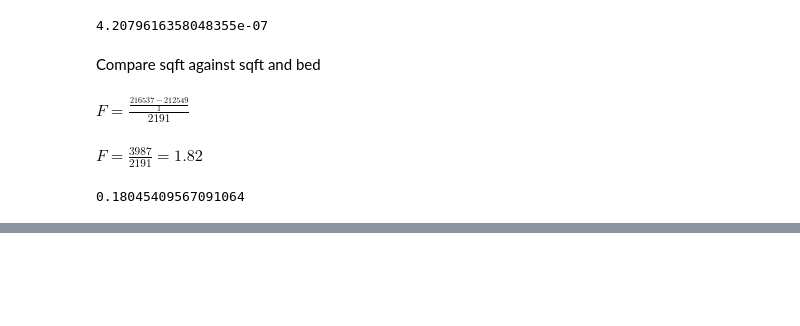
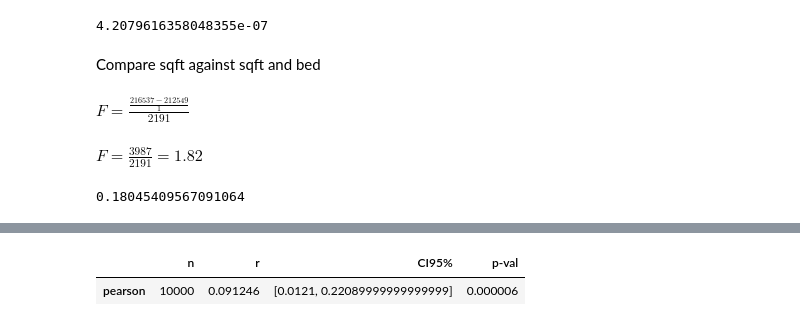
Before and after one commit to johnloane/sd4_dav_24, a Jupyter notebook: Multivariate Analysis Late.ipynb, the cells around one changed output, grey strips where cells are left out. Cells and saved outputs as stored; diff of their text form; code cells hidden in the pictures; blank space fills up the shorter version.

```diff
--- a/Multivariate Analysis Late.ipynb
+++ b/Multivariate Analysis Late.ipynb
@@ -1337,0 +1576,6 @@ print(1-f.cdf(1.82, 1, 97))
+# %%
+!pip install pingouin
+import pingouin as pg
+pc = pg.partial_corr(data=df, x='price', y='bath', y_covar=['sqft'])
+pc**2
+# %% [output]
@@ -1337,0 +1599,2 @@ print(1-f.cdf(1.82, 1, 97))
+|  | n | r | CI95% | p-val |
+| pearson | 10000 | 0.091246 | [0.0121, 0.22089999999999999] | 0.000006 |
```
Also changed, not shown: parts of 71 cells of this notebook, 4 other files.
